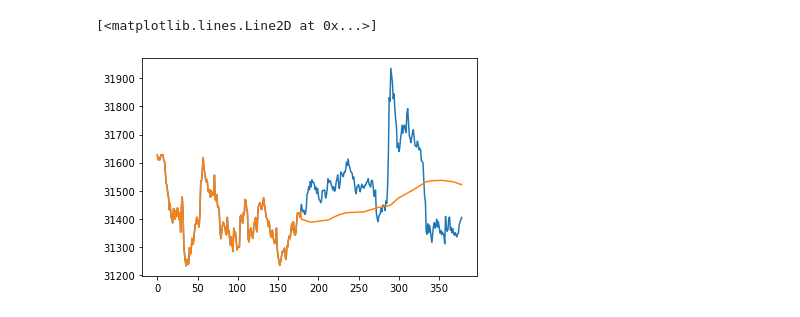
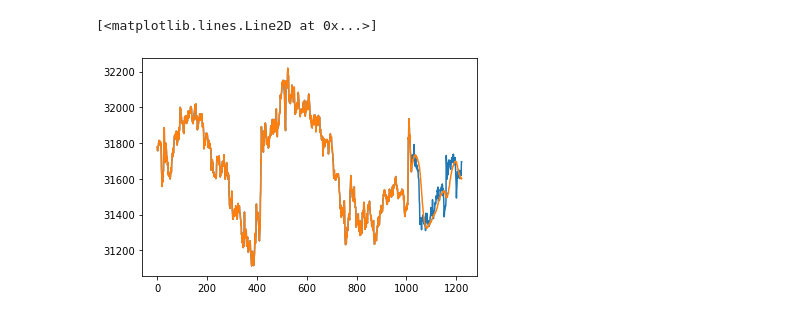
Before and after one commit to krupartea/waveform_predict, a Jupyter notebook: predict_stockprice.ipynb, the cells around one changed output. Cells and saved outputs as stored; diff of their text form; code cells hidden in the pictures.

Commit message:
Revert "Update predict_stockprice.ipynb"
This reverts commit e1ff325abdfb031984afb2feb282217c3fa5e667.

```diff
--- a/predict_stockprice.ipynb
+++ b/predict_stockprice.ipynb
@@ -129,7 +125,7 @@ train_set[0][0].__len__()
 # %%
 # hyperparams
 batch_size = 128
-learning_rate = 0.9
+learning_rate = 0.1
 num_epochs = 30
 # %%
 train_loader = torch.utils.data.DataLoader(train_set, batch_size=batch_size, shuffle=True)
@@ -137,23 +133,18 @@ val_loader = torch.utils.data.DataLoader(val_set, batch_size=batch_size, shuffle
 test_loader = torch.utils.data.DataLoader(test_set, batch_size=batch_size, shuffle=True)
 # %%
 class LSTM1(nn.Module):
-    def __init__(self, input_size, hidden_size, num_layers, out_seq_size):
+    def __init__(self, input_size, hidden_size, num_layers):
         super(LSTM1, self).__init__()
 
         self.lstm = nn.LSTM(input_size=input_size, hidden_size=hidden_size,
                           num_layers=num_layers, batch_first=True, dropout=.2)
 
-        self.fc1 = nn.Linear(hidden_size, 4*out_seq_size)
+        self.fc1 = nn.Linear(hidden_size, 4)
 
     def forward(self,x):
-        batch_size = x.shape[0]
-
         x, _ = self.lstm(x)
         x = x[:, -1, :]
-
-
         x = self.fc1(x)
-        x= x.reshape(batch_size, -1, 4)
         return x
 # %%
-model = LSTM1(4, 50, 4, 45)
+model = LSTM1(4, 50, 4)
@@ -269,7 +251,7 @@ for i in range(num_predictions):
     pred = model(prepare(standardized))
     pred *= std.reshape(-1).to(device)
     pred += mean.reshape(-1).to(device)
-    preds.append(pred.squeeze()[0])
+    preds.append(pred)
     initial_data = test_signal[:, i:chunksize-1 + i]
     progress.update()
 
@@ -286,7 +268,7 @@ plt.plot(preds)
 # %%
-plt.plot(test_signal[:, :chunksize-1+num_predictions][0])
+plt.plot(test_signal[:, :chunksize-1+200][0])
 
 plt.plot(torch.cat((test_signal[:, :chunksize-1][0], preds[:, 0])))
 # %% [output]
 [<matplotlib.lines.Line2D at 0x...>]
-[figure, old version]
+[figure, new version]
```
Also changed, not shown: parts of 16 cells of this notebook.
